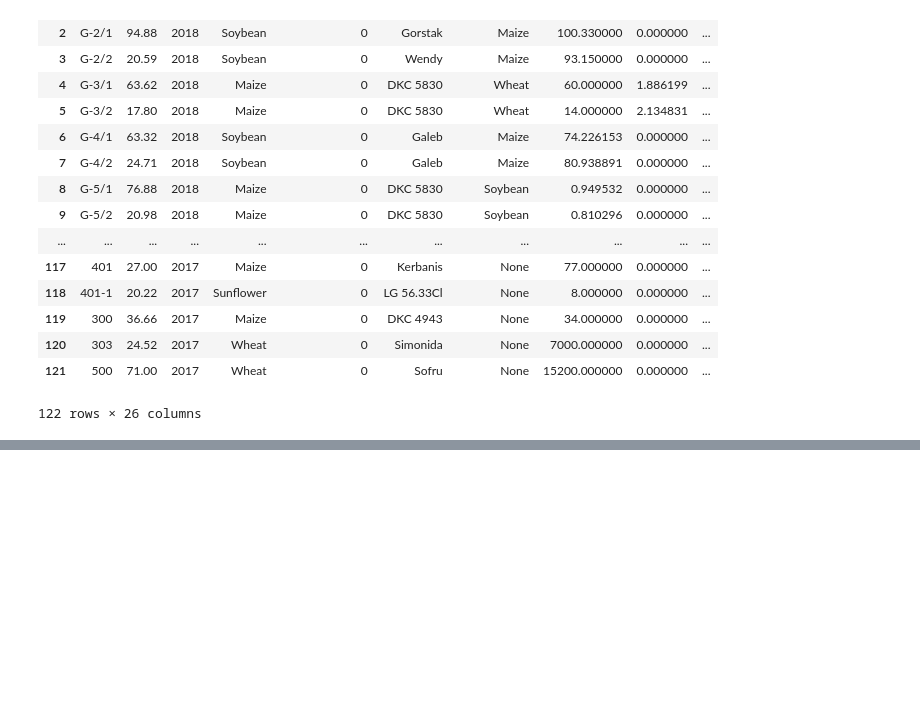
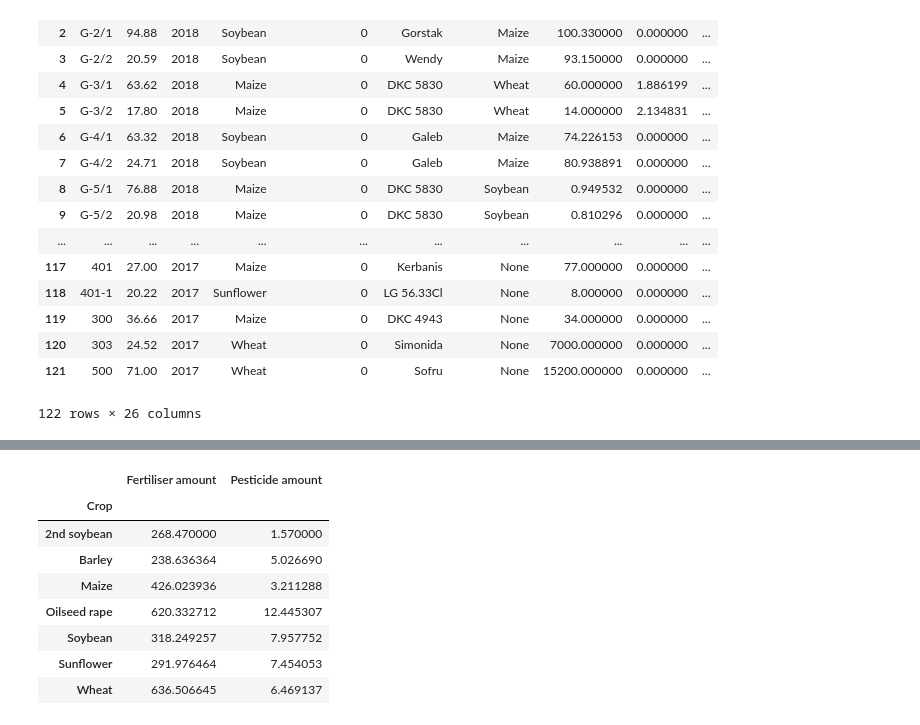
Before and after one commit to AndreaM1996/Project5, a Jupyter notebook: Project5.ipynb, the cells around one changed output, grey strips where cells are left out. Saved outputs shown, nothing was run; the diff lists cells and outputs as text; code cells hidden in the pictures; blank space fills up the shorter version.

Commit message:
grouped and sorted

```diff
--- a/Project5.ipynb
+++ b/Project5.ipynb
@@ -233,2 +226,10 @@ costs = list(newd)[11:15]+list(newd)[17:20]
+# %%
+dfcosts = newd[costs]
+for i in dfcosts['Pesticide application'].index.values:
+    try:
+        float(dfcosts.loc[i,'Pesticide application'].replace(',','.'))
+    except ValueError:
+        dfcosts = dfcosts.drop(i,axis=0)
+dfcosts['Pesticide application'] = dfcosts['Pesticide application'].apply(convert_todot)
 # %%
-newd['Profit'] = newd['Revenue']
+newd['Profit'] = newd['Revenue'] - dfcosts.sum(axis=1)
@@ -234,0 +283,14 @@ newd['Profit'] = newd['Revenue']
+# %%
+grouped_fp = newd[['Fertiliser amount','Pesticide amount']].groupby(newd['Crop'])
+fp_mean = grouped_fp.mean()
+fp_mean
+# %% [output]
+|  | Fertiliser amount | Pesticide amount |
+| Crop |  |  |
+| 2nd soybean | 268.470000 | 1.570000 |
+| Barley | 238.636364 | 5.026690 |
+| Maize | 426.023936 | 3.211288 |
+| Oilseed rape | 620.332712 | 12.445307 |
+| Soybean | 318.249257 | 7.957752 |
+| Sunflower | 291.976464 | 7.454053 |
+| Wheat | 636.506645 | 6.469137 |
```
Also changed, not shown: parts of 9 cells of this notebook.
